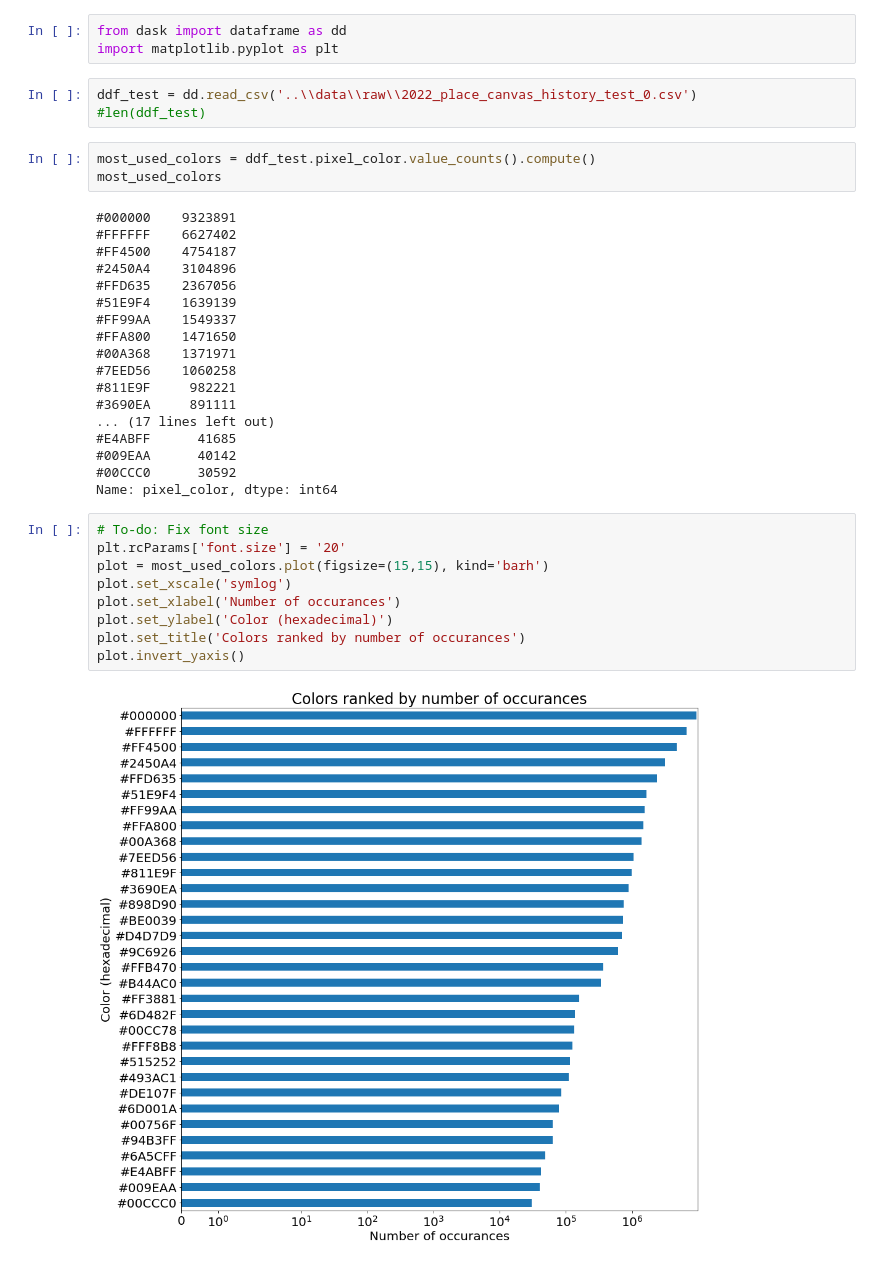
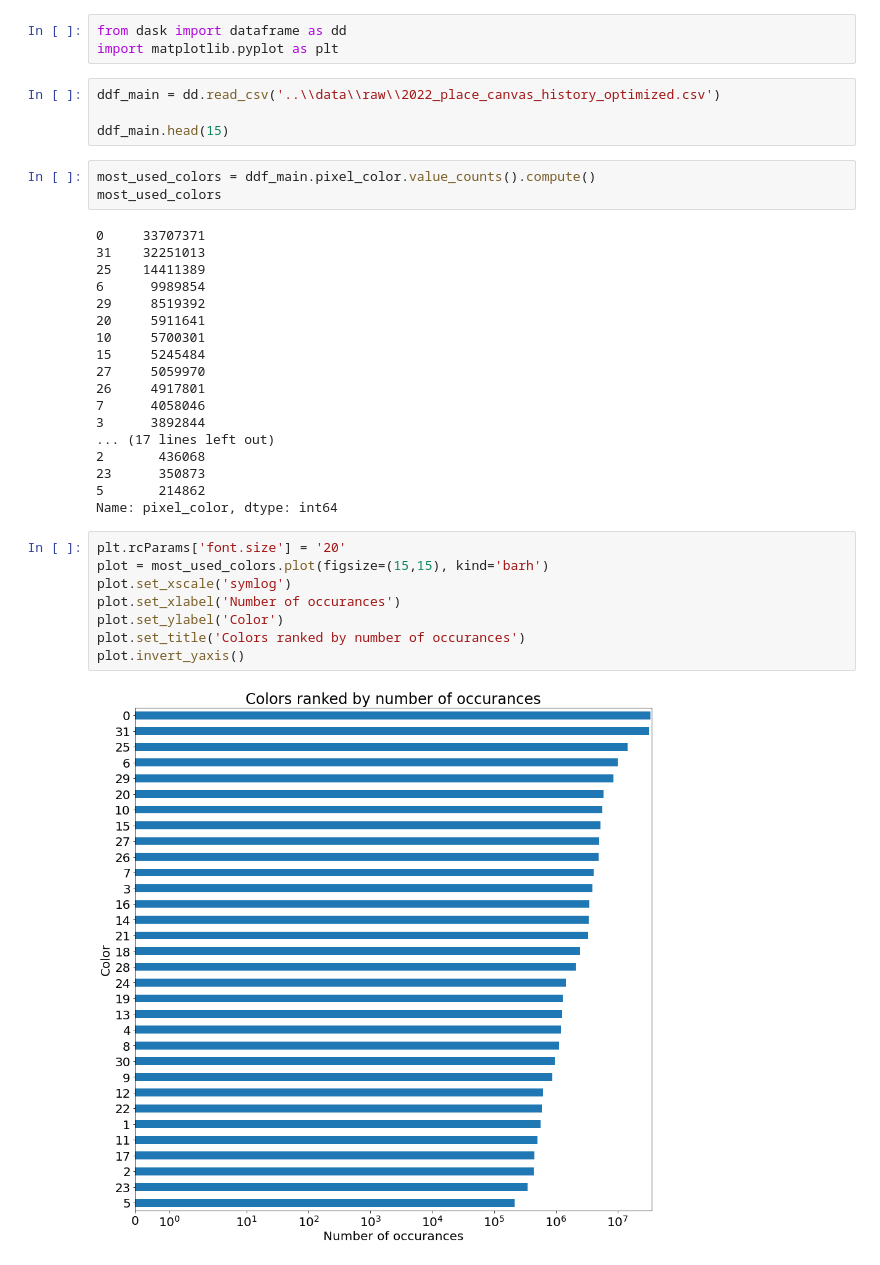
Before and after one commit to Denis-Iv/Analyzing-Social-Experiment, a Jupyter notebook: visualize_data.ipynb, the cells around one changed output. Cells and saved outputs as stored; diff of their text form.

Commit message:
Tweak graphics to take all data into account

```diff
--- a/visualize_data.ipynb
+++ b/visualize_data.ipynb
@@ -2,37 +2,37 @@
 from dask import dataframe as dd
 import matplotlib.pyplot as plt
 # %%
-ddf_test = dd.read_csv('..\\data\\raw\\2022_place_canvas_history_test_0.csv')
-#len(ddf_test)
+ddf_main = dd.read_csv('..\\data\\raw\\2022_place_canvas_history_optimized.csv')
+
+ddf_main.head(15)
 # %%
-most_used_colors = ddf_test.pixel_color.value_counts().compute()
+most_used_colors = ddf_main.pixel_color.value_counts().compute()
 most_used_colors
 # %% [output]
-#000000    9323891
-#FFFFFF    6627402
-#FF4500    4754187
-#2450A4    3104896
-#FFD635    2367056
-#51E9F4    1639139
-#FF99AA    1549337
-#FFA800    1471650
-#00A368    1371971
-#7EED56    1060258
-#811E9F     982221
-#3690EA     891111
+0     33707371
+31    32251013
+25    14411389
+6      9989854
+29     8519392
+20     5911641
+10     5700301
+15     5245484
+27     5059970
+26     4917801
+7      4058046
+3      3892844
 ... (17 lines left out)
-#E4ABFF      41685
-#009EAA      40142
-#00CCC0      30592
+2       436068
+23      350873
+5       214862
 Name: pixel_color, dtype: int64
 # %%
-# To-do: Fix font size
 plt.rcParams['font.size'] = '20'
 plot = most_used_colors.plot(figsize=(15,15), kind='barh')
 plot.set_xscale('symlog')
 plot.set_xlabel('Number of occurances')
-plot.set_ylabel('Color (hexadecimal)')
+plot.set_ylabel('Color')
 plot.set_title('Colors ranked by number of occurances')
 plot.invert_yaxis()
 # %% [output]
-[figure, old version]
+[figure, new version]
```
Also changed, not shown: parts of 7 cells of this notebook.
